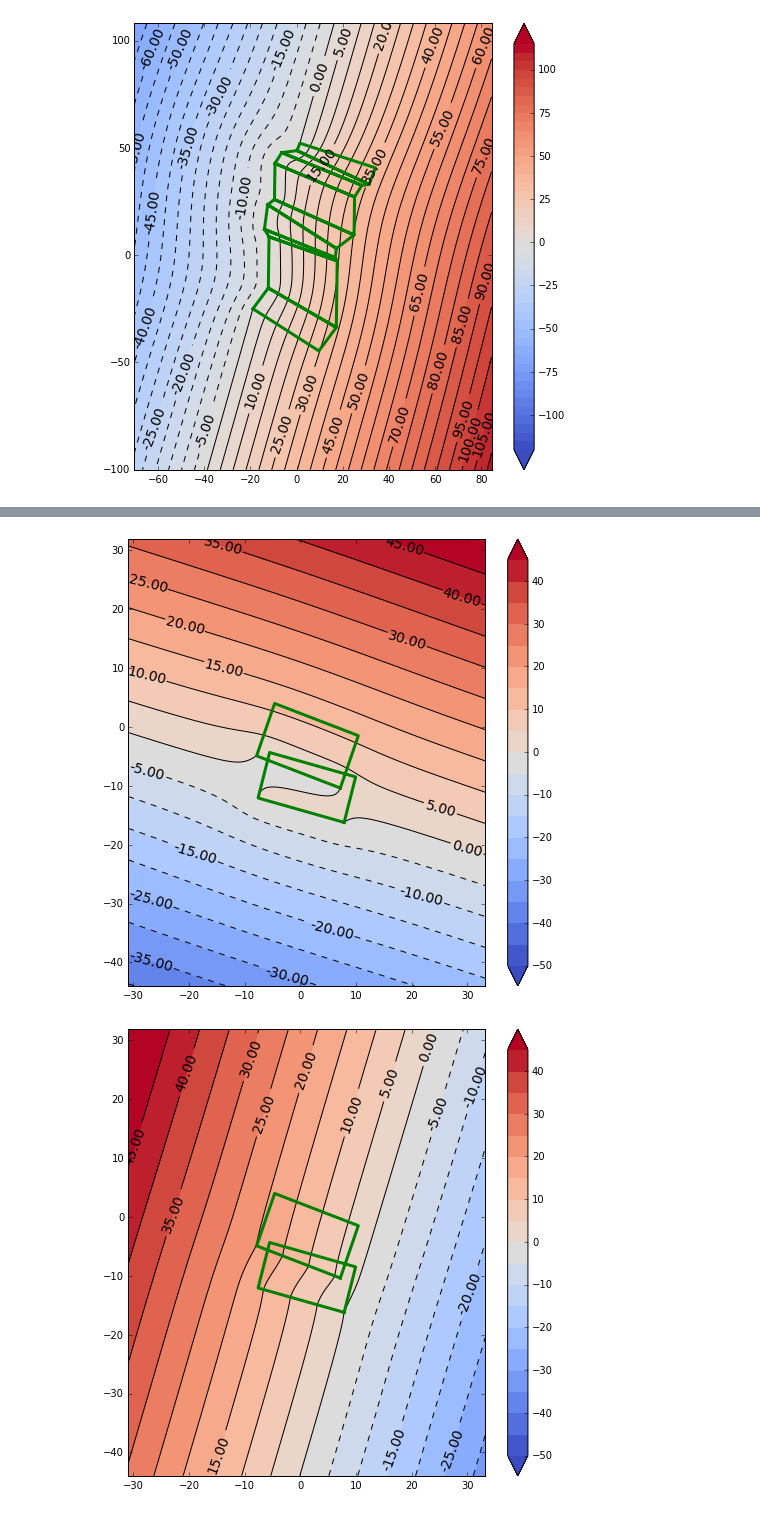
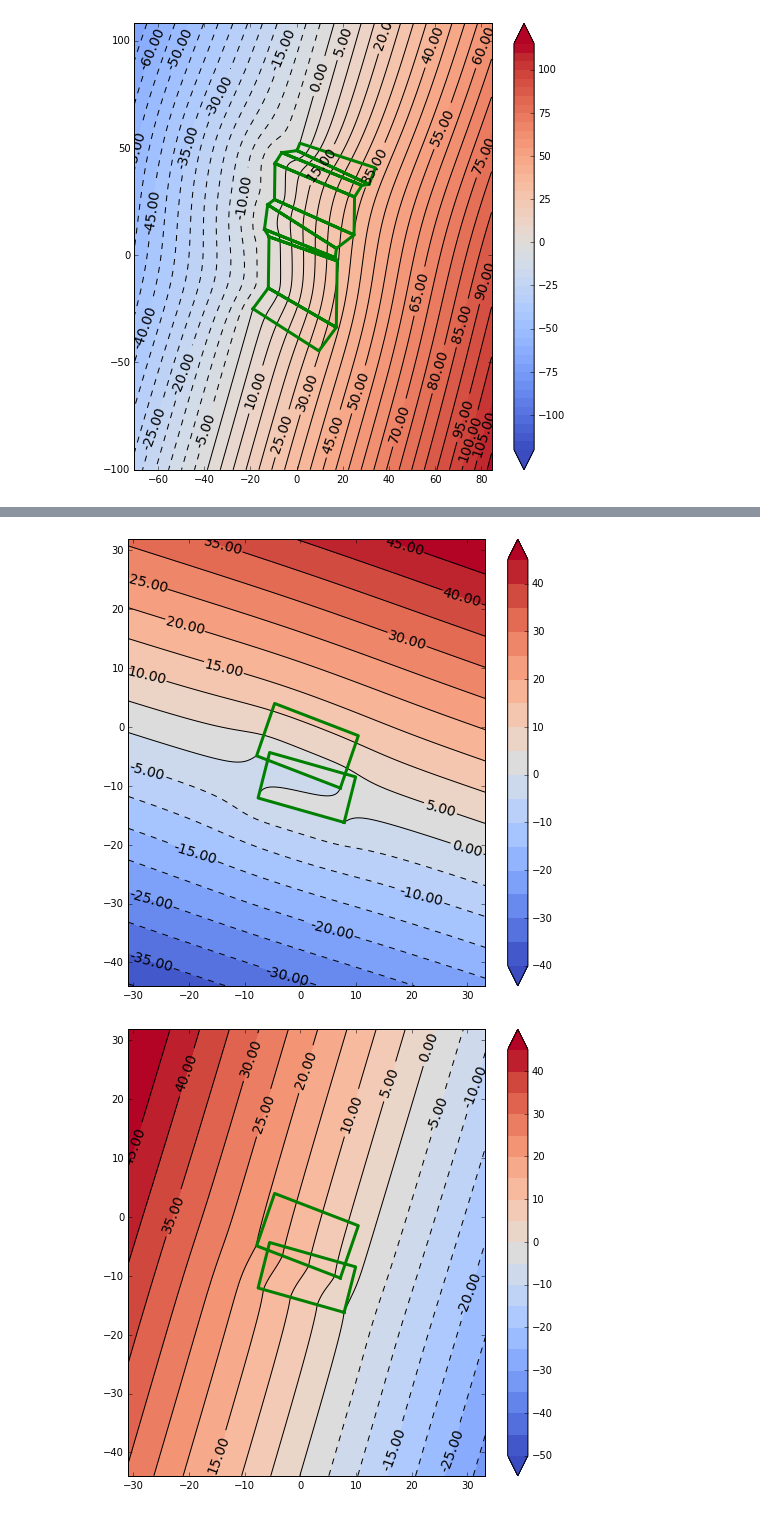
Before and after one commit to usgs/shakemap, a Jupyter notebook: notebooks/Check GC2 coordinate calculation.ipynb, the cells around one changed output, grey strips where cells are left out. Drawn from its saved outputs; the diff is of its cells as text; code cells hidden in the pictures.

```diff
--- a/notebooks/Check GC2 coordinate calculation.ipynb
+++ b/notebooks/Check GC2 coordinate calculation.ipynb
@@ -150,18 +150,18 @@ dists = get_distance(dtypes, lats, lons, dep, source)
 # %%
 # Figure 9A
 fig = plt.figure(figsize=(8,8))
 CS = plt.contourf(x, y, dists['T'],
                   cmap = plt.cm.coolwarm,
-                  levels = np.arange(-50, 50, 5),
+                  levels = np.arange(-40, 50, 5),
                   extend = "both")
 CS2 = plt.contour(CS, hold = 'on', colors = 'k')
 plt.clabel(CS2, fmt='%2.2f', colors='k', fontsize=14)
 plt.plot(fltx, flty, color = 'g', linewidth = 3)
 plt.xlim([np.min(x), np.max(x)])
 plt.ylim([np.min(y), np.max(y)])
 cbar = plt.colorbar(CS)
 # %% [output]
-[figure, old version]
+[figure, new version]
 # %%
 # Figure 6D
 fig = plt.figure(figsize=(8,8))
```
Also changed, not shown: parts of 11 cells of this notebook, 3 other files.
